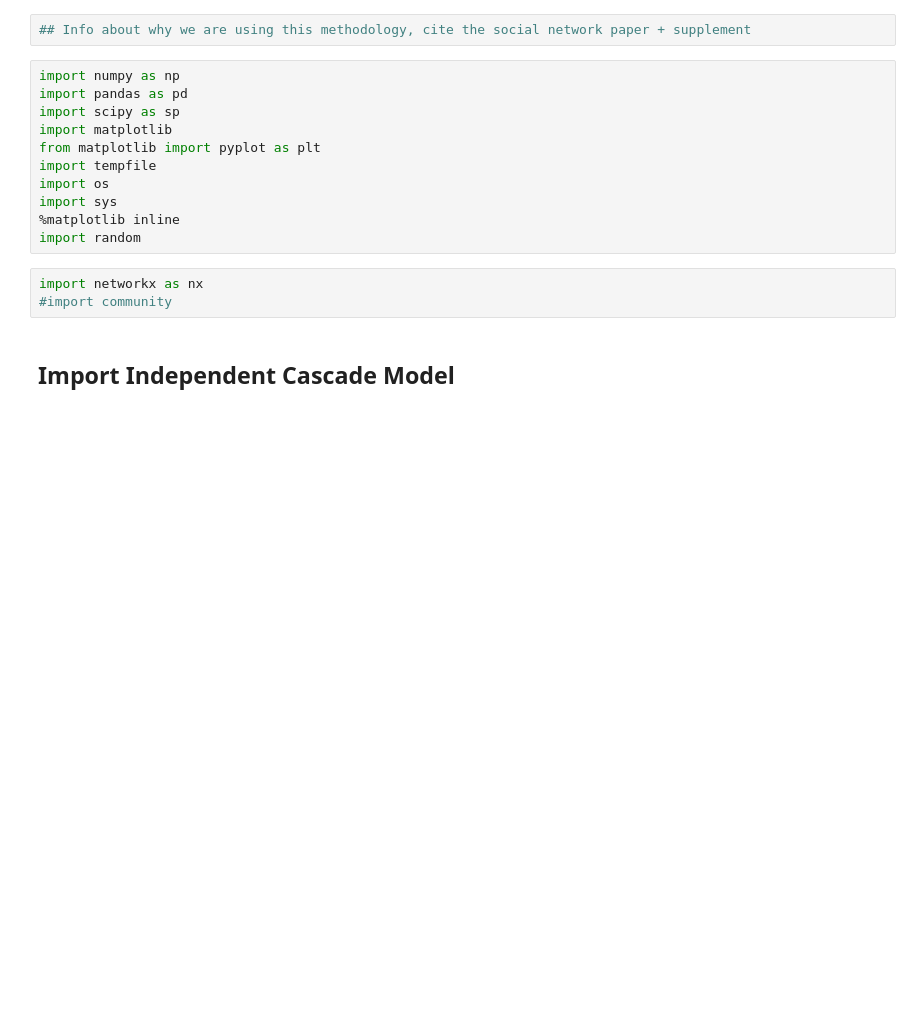
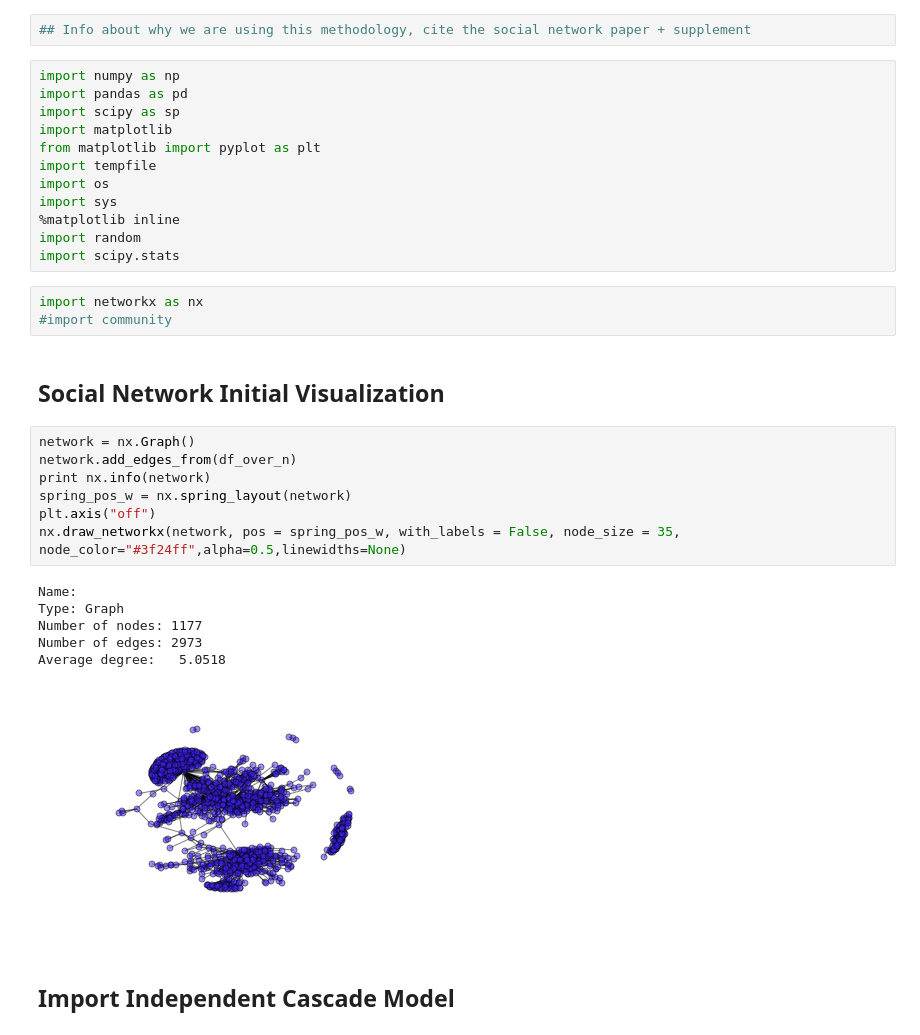
Before and after one commit to jmartinez14/fp-iga238, a Jupyter notebook: social_network_search.ipynb, the cells around one changed output. Drawn from its saved outputs; the diff is of its cells as text; blank space fills up the shorter version.

```diff
--- a/social_network_search.ipynb
+++ b/social_network_search.ipynb
@@ -11,8 +11,25 @@ import os
 import sys
 %matplotlib inline
 import random
+import scipy.stats
 # %%
 import networkx as nx
 #import community
+# %% [markdown]
+## Social Network Initial Visualization
+# %%
+network = nx.Graph()
+network.add_edges_from(df_over_n)
+print nx.info(network)
+spring_pos_w = nx.spring_layout(network)
+plt.axis("off")
+nx.draw_networkx(network, pos = spring_pos_w, with_labels = False, node_size = 35, node_color="#3f24ff",alpha=0.5,linewidths=None)
+# %% [output]
+Name:
+Type: Graph
+Number of nodes: 1177
+Number of edges: 2973
+Average degree:   5.0518
+[figure, added]
 # %% [markdown]
 ## Import Independent Cascade Model
```
Also changed, not shown: parts of 31 cells of this notebook.
